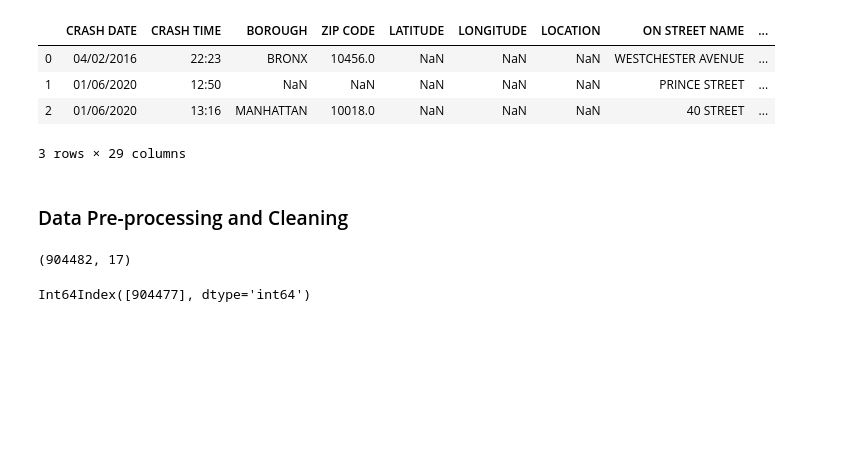
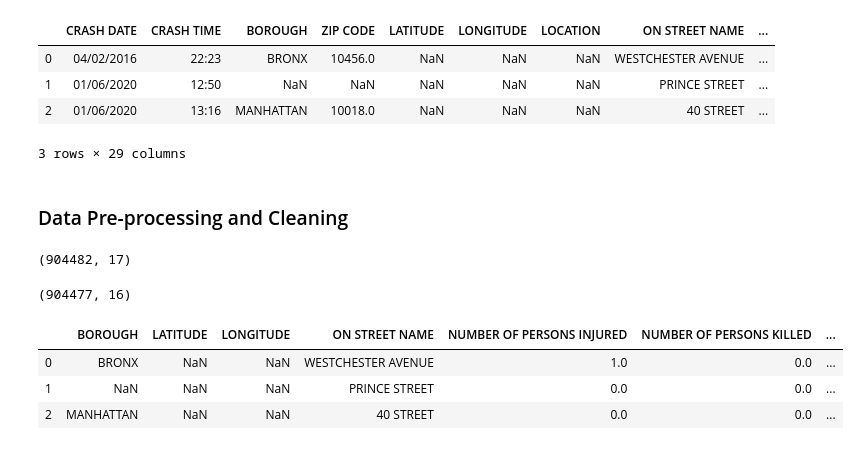
Before and after one commit to skhiearth/NYC-Motor-Vehicle-Collisions, a Jupyter notebook: NYC-Motor-Vehicle-Collisions.ipynb, the cells around one changed output. Cells and saved outputs as stored; diff of their text form; code cells hidden in the pictures; blank space fills up the shorter version.

```diff
--- a/NYC-Motor-Vehicle-Collisions.ipynb
+++ b/NYC-Motor-Vehicle-Collisions.ipynb
@@ -41,18 +44,27 @@ raw_data.drop(cols_to_drop, axis = 1, inplace = True)
 print(raw_data.shape)
 # %% [output]
 (904482, 17)
+# %%
+# Concatenating date and time columns
+raw_data['CRASH_DATE_TIME'] = raw_data['CRASH DATE'] + ' ' + raw_data['CRASH TIME']
+
+# Drop redundant date and time columns
+cols_to_drop = ['CRASH DATE', 'CRASH TIME']
+raw_data.drop(cols_to_drop, axis = 1, inplace = True)
 # %%
-# Convert Crash Date
-raw_data['CRASH DATE']= pd.to_datetime(raw_data['CRASH DATE'], dayfirst=True, errors='coerce')
+# Convert Crash Date and time to datetime format
+raw_data['CRASH_DATE_TIME']= pd.to_datetime(raw_data['CRASH_DATE_TIME'],
+                                            dayfirst=True, errors='coerce')
 
 # Dropping rows with problematics dates
-idx = raw_data[raw_data['CRASH DATE'].isnull()].index
+idx = raw_data[raw_data['CRASH_DATE_TIME'].isnull()].index
 raw_data.drop(idx, axis = 0, inplace = True)
-# %%
-raw_data['CRASH TIME']= pd.to_datetime(raw_data['CRASH TIME'], dayfirst=True, errors='coerce')
-
-
-idx_time = raw_data[raw_data['CRASH TIME'].isnull()].index
-raw_data.drop(idx_time, axis = 0, inplace = True)
-# %% [output]
-Int64Index([904477], dtype='int64')
+# %%
+print(raw_data.shape)
+raw_data.head(3)
+# %% [output]
+(904477, 16)
+|  | BOROUGH | LATITUDE | LONGITUDE | ON STREET NAME | NUMBER OF PERSONS INJURED | NUMBER OF PERSONS KILLED | ... |
+| 0 | BRONX | NaN | NaN | WESTCHESTER AVENUE | 1.0 | 0.0 | ... |
+| 1 | NaN | NaN | NaN | PRINCE STREET | 0.0 | 0.0 | ... |
+| 2 | MANHATTAN | NaN | NaN | 40 STREET | 0.0 | 0.0 | ... |
```
Also changed, not shown: parts of 7 cells of this notebook.
